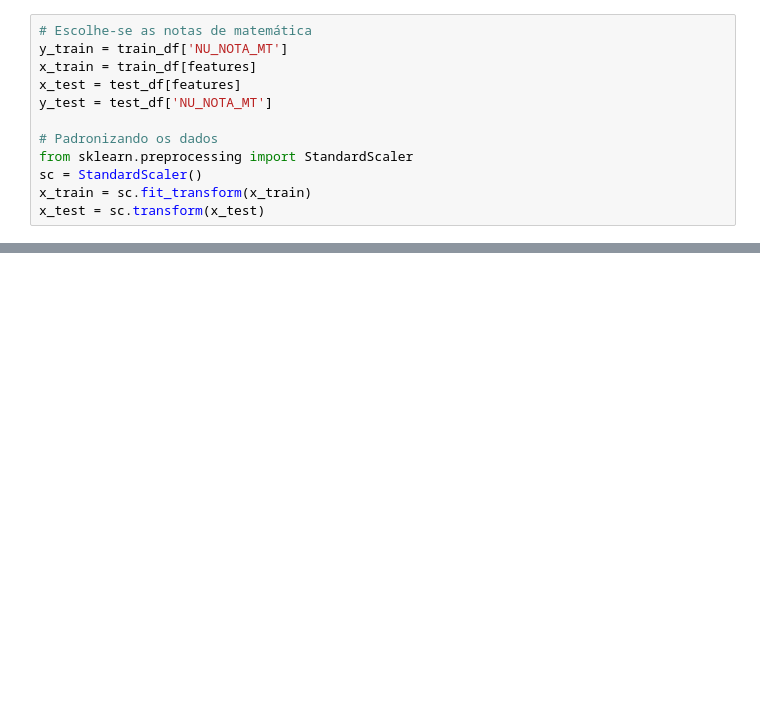
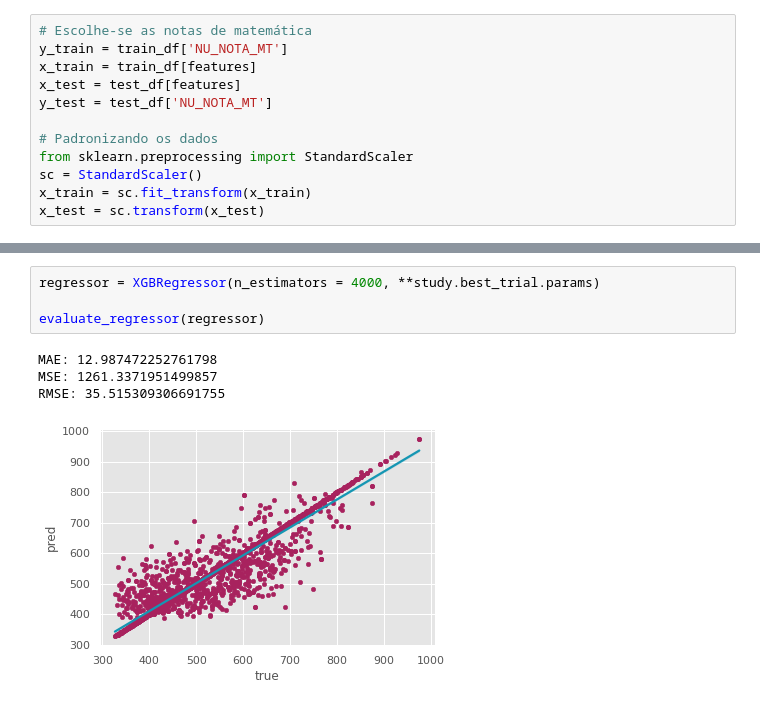
Before and after one commit to gsoaresbaptista/enem-regression, a Jupyter notebook: experiments/grade_regression.ipynb, the cells around one changed output, grey strips where cells are left out. Saved outputs shown, nothing was run; the diff lists cells and outputs as text; blank space fills up the shorter version.

```diff
--- a/experiments/grade_regression.ipynb
+++ b/experiments/grade_regression.ipynb
@@ -175,0 +272,9 @@ results.plot.scatter(x='true', y='pred', c='#a8225e', ax=ax);
+# %%
+regressor = XGBRegressor(n_estimators = 4000, **study.best_trial.params)
+
+evaluate_regressor(regressor)
+# %% [output]
+MAE: 12.987472252761798
+MSE: 1261.3371951499857
+RMSE: 35.515309306691755
+[figure, added]
```
Also changed, not shown: parts of 30 cells of this notebook, 1 other file.
